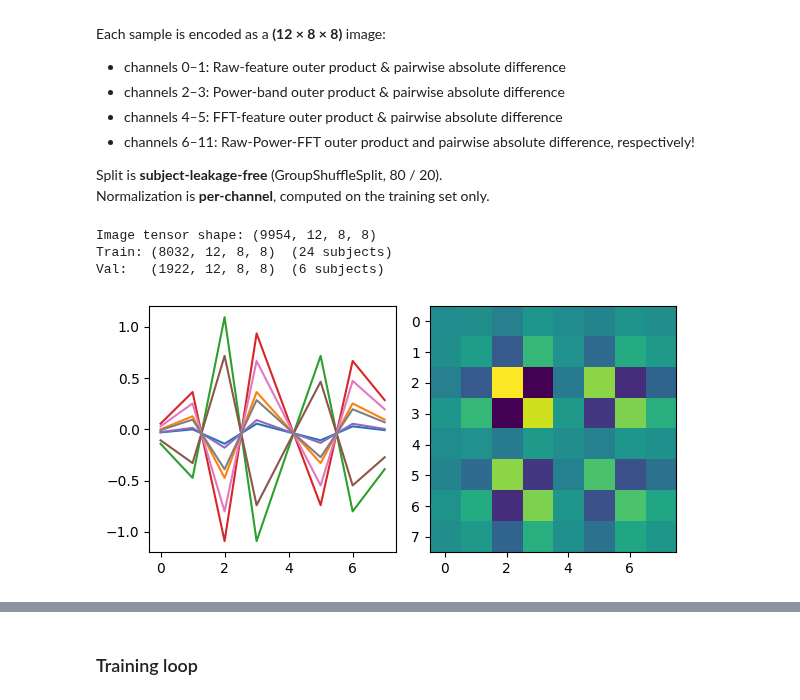
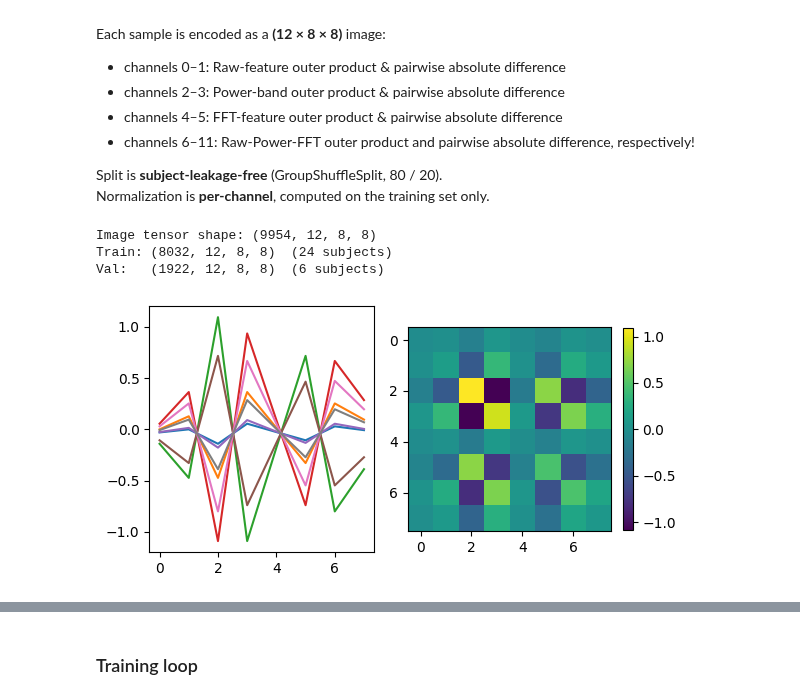
Before and after one commit to parhamkebria/EEG, a Jupyter notebook: EEG_Power_MLP.ipynb, the cells around one changed output, grey strips where cells are left out. Saved outputs shown, nothing was run; the diff lists cells and outputs as text; code cells hidden in the pictures.

```diff
--- a/EEG_Power_MLP.ipynb
+++ b/EEG_Power_MLP.ipynb
@@ -1609,14 +1470,6 @@ Each sample is encoded as a **(12 × 8 × 8)** image:
 Split is **subject-leakage-free** (GroupShuffleSplit, 80 / 20).
 Normalization is **per-channel**, computed on the training set only.
 # %%
-import torch
-import torch.nn as nn
-import torch.optim as optim
-from torch.utils.data import Dataset, DataLoader
-from sklearn.model_selection import GroupShuffleSplit, GroupKFold, train_test_split
-from sklearn.metrics import f1_score, classification_report, ConfusionMatrixDisplay
-from sklearn.preprocessing import LabelEncoder
-
 # -- 1. Build (N, 12, 8, 8) matrix tensors --
 raw_cols = list(raw_features.keys())[1:-1]  # 8 stat cols
 
@@ -1672,62 +1525,90 @@ X_va_img = (X_va_img - ch_mean) / ch_std
 
 fig, axs = plt.subplots(1, 2, figsize=(6, 3))
 axs[0].plot(X_tr_img[0, 0])
-axs[1].imshow(X_tr_img[0, 0])
+im1 = axs[1].imshow(X_tr_img[0, 0])
+fig.colorbar(im1, ax=axs[-1], location='right',
+            fraction=0.045,
+#             # pad=0.02,
+#             shrink=0.75
+            )
 plt.tight_layout()
 plt.show()
 
-X_tr_img = np.repeat(np.repeat(X_tr_img, 8, axis=2), 8, axis=3)
-X_va_img = np.repeat(np.repeat(X_va_img, 8, axis=2), 8, axis=3)
+# -- SCALE: target spatial resolution ----------------------------------------
+# The dataset is stored at the native 8×8 resolution.  Upscaling to (SCALE×SCALE)
+# is done lazily per sample inside __getitem__ so only one batch at a time is
+# ever materialized at the large resolution.
+#
+# Memory comparison for N=10 000 samples, 12 channels, float32:
+#   Eager (old)  SCALE=256 → 10 000 × 12 × 256 × 256 × 4 B  ≈ 31.5 GB  ×2 copies = OOM
+#   Lazy (new)   any SCALE → 10 000 × 12 ×   8 ×   8 × 4 B  ≈ 30 MB stored;
+#                            peak per batch ≈ batch_size × 12 × SCALE² × 4 B
+SCALE = 256
 
-print("After normalization and scaling up to 64x64:")
-print(f"Train: {X_tr_img.shape}")
-print(f"Val:   {X_va_img.shape}")
-
-# sample viualization of upscaling effect
-
-fig, axs = plt.subplots(1, 2, figsize=(6, 3))
-axs[0].imshow(X_tr_img[0, 0])
-axs[0].set_title('Train (64x64)')
-axs[1].imshow(X_va_img[0, 0])
-axs[1].set_title('Val (64x64)')
+# Visualization only — upscale one sample to verify appearance
+_vis = F.interpolate(
+    torch.tensor(X_tr_img[0:1], dtype=torch.float32),
+    size=(SCALE, SCALE), mode='nearest'
+)
+fig, axs = plt.subplots(1, 12, figsize=(12, 4), sharex=True, sharey=True)
+for i in range(12):
+    axs[i].imshow(_vis[0, i].numpy())
+    if i != 0:
+        axs[i].axis('off')
+# plt.suptitle(f'Sample channels — upscaled to {SCALE}×{SCALE} (display only)', y=0.65)
 plt.tight_layout()
 plt.show()
+del _vis
 
-# -- 4. Dataset + DataLoaders --
+# -- 4. Dataset + DataLoaders -------------------------------------------------
+# Stores 8×8 arrays in RAM; upscales each sample on-the-fly in __getitem__.
 class EEGMatrixDataset(Dataset):
-    def __init__(self, X, y):
-        self.X = torch.tensor(X, dtype=torch.float32)
+    def __init__(self, X: np.ndarray, y: np.ndarray, scale: int = 8):
+        # Keep as a numpy float32 array — no second tensor copy of the full data.
+        self.X = X.astype(np.float32)
         self.y = torch.tensor(y, dtype=torch.long)
+        self.scale = scale
 
     def __len__(self):
         return len(self.y)
 
     def __getitem__(self, idx):
-        return self.X[idx], self.y[idx]
+        x = torch.from_numpy(self.X[idx]).unsqueeze(0)          # (1, C, 8, 8)
+        if self.scale != self.X.shape[-1]:
+            x = F.interpolate(x, size=(self.scale, self.scale), mode='nearest')
+        return x.squeeze(0), self.y[idx]                         # (C, SCALE, SCALE)
 
-batch_size_cnn = 64
+batch_size_cnn = 32
 train_loader_cnn = DataLoader(
-    EEGMatrixDataset(X_tr_img, y_tr_img),
+    EEGMatrixDataset(X_tr_img, y_tr_img, scale=SCALE),
     batch_size=batch_size_cnn,
     shuffle=True,
     drop_last=False,
+    num_workers=0,
+    pin_memory=False,
 )
 val_loader_cnn = DataLoader(
-    EEGMatrixDataset(X_va_img, y_va_img),
+    EEGMatrixDataset(X_va_img, y_va_img, scale=SCALE),
     batch_size=batch_size_cnn,
     shuffle=False,
     drop_last=False,
+    num_workers=0,
+    pin_memory=False,
 )
 
 # -- 5. Class weights (inverse frequency on training split) --
 num_classes = len(np.unique(y_img))
 counts_cnn = np.bincount(y_tr_img, minlength=num_classes).astype(float)
 cw_cnn = torch.tensor(1.0 / np.maximum(counts_cnn, 1), dtype=torch.float32)
 cw_cnn = (cw_cnn / cw_cnn.sum() * num_classes).to(device)
 
-print(f"Loader - train: {len(train_loader_cnn)} batches, val: {len(val_loader_cnn)} batches")
+_bytes_per_batch = batch_size_cnn * 12 * SCALE * SCALE * 4
+print(f"\nSCALE={SCALE}  |  batch_size={batch_size_cnn}")
+print(f"Dataset RAM (8×8, both splits): {(X_tr_img.nbytes + X_va_img.nbytes) / 1e6:.1f} MB")
+print(f"Peak RAM per batch (approx):    {_bytes_per_batch / 1e6:.1f} MB")
+print(f"Loader — train: {len(train_loader_cnn)} batches, val: {len(val_loader_cnn)} batches")
 # %% [output]
 Image tensor shape: (9954, 12, 8, 8)
 Train: (8032, 12, 8, 8)  (24 subjects)
 Val:   (1922, 12, 8, 8)  (6 subjects)
-[figure, old version]
+[figure, new version]
```
Also changed, not shown: parts of 28 cells of this notebook.
